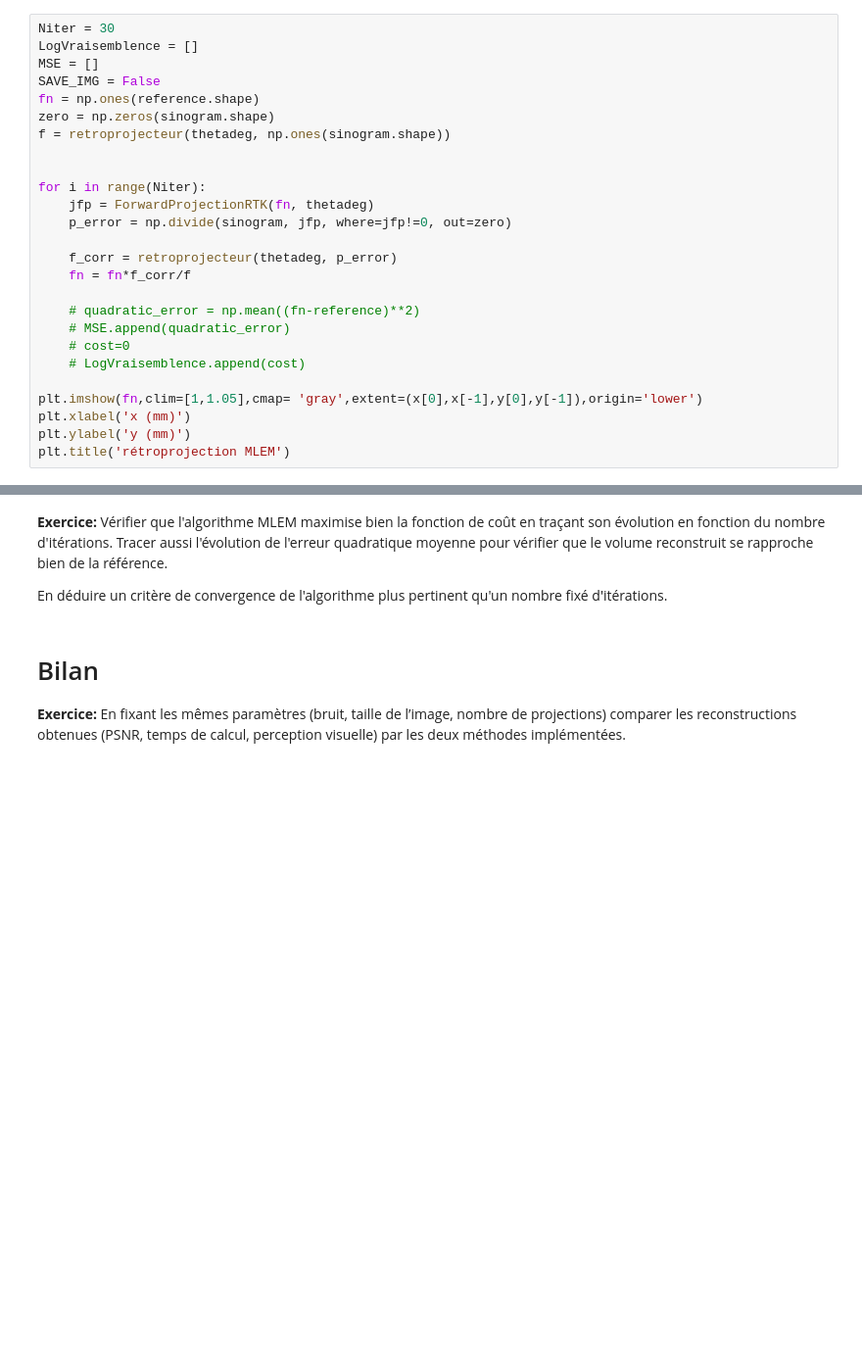
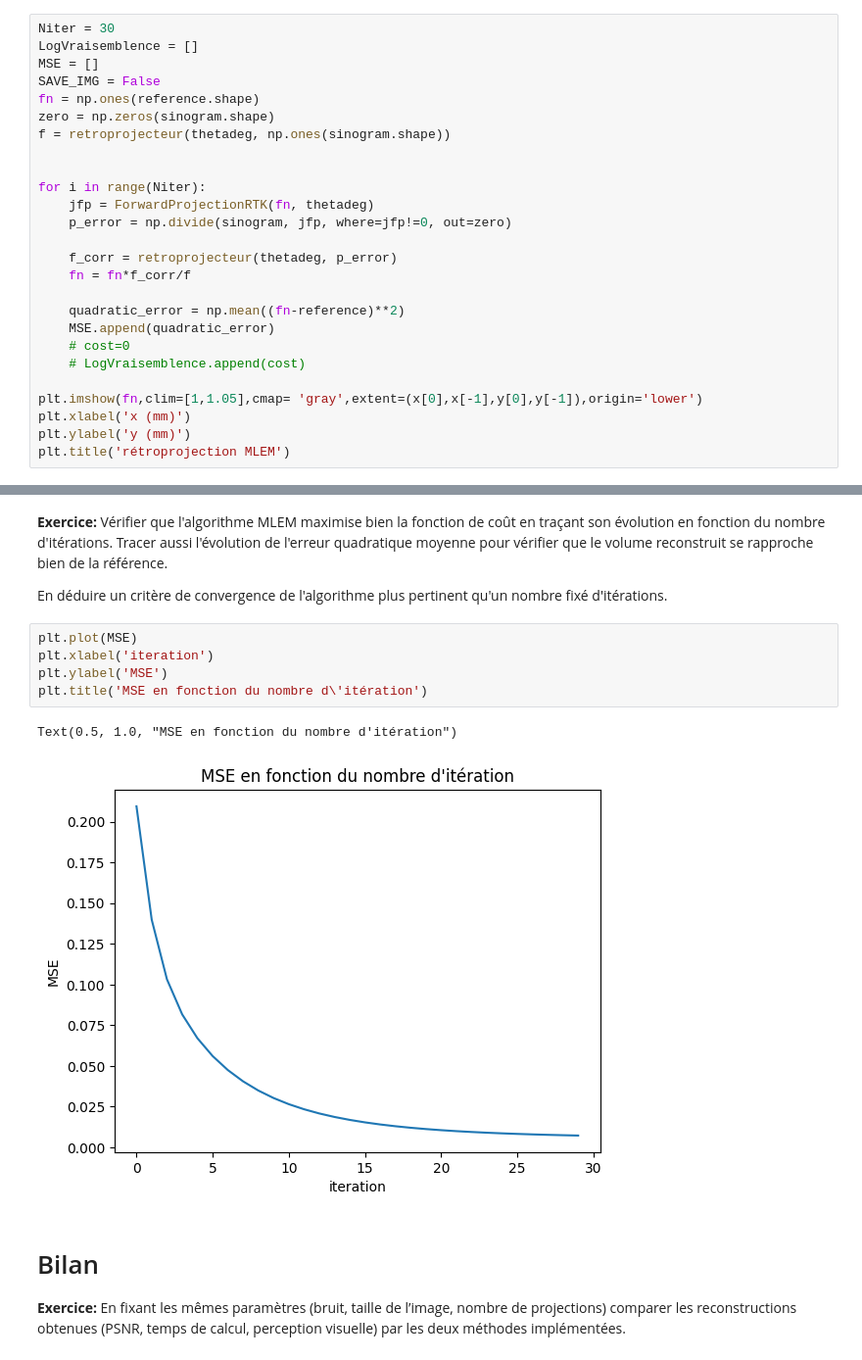
Before and after one commit to lucanchling/Imagerie_Medicale, a Jupyter notebook: Tomographie/tp_tomo.ipynb, the cells around one changed output, grey strips where cells are left out. Shown at 98% size. Cells and saved outputs as stored; diff of their text form; blank space fills up the shorter version.

```diff
--- a/Tomographie/tp_tomo.ipynb
+++ b/Tomographie/tp_tomo.ipynb
@@ -415,8 +496,8 @@ for i in range(Niter):
     f_corr = retroprojecteur(thetadeg, p_error)
     fn = fn*f_corr/f
 
-    # quadratic_error = np.mean((fn-reference)**2)
-    # MSE.append(quadratic_error)
+    quadratic_error = np.mean((fn-reference)**2)
+    MSE.append(quadratic_error)
     # cost=0
     # LogVraisemblence.append(cost)
 
@@ -431,6 +512,14 @@ Text(0.5, 1.0, 'rétroprojection MLEM')
 **Exercice:** Vérifier que l'algorithme MLEM maximise bien la fonction de coût en traçant son évolution en fonction du nombre d'itérations. Tracer aussi l'évolution de l'erreur quadratique moyenne pour vérifier que le volume reconstruit se rapproche bien de la référence.
 
 En déduire un critère de convergence de l'algorithme plus pertinent qu'un nombre fixé d'itérations.
+# %%
+plt.plot(MSE)
+plt.xlabel('iteration')
+plt.ylabel('MSE')
+plt.title('MSE en fonction du nombre d\'itération')
+# %% [output]
+Text(0.5, 1.0, "MSE en fonction du nombre d'itération")
+[figure, added]
 # %% [markdown]
 # Bilan
 **Exercice:** En fixant les mêmes paramètres (bruit, taille de l’image, nombre de projections) comparer les reconstructions obtenues (PSNR, temps de calcul, perception visuelle) par les deux méthodes implémentées.
```
Also changed, not shown: parts of 7 cells of this notebook, 1 other file.
